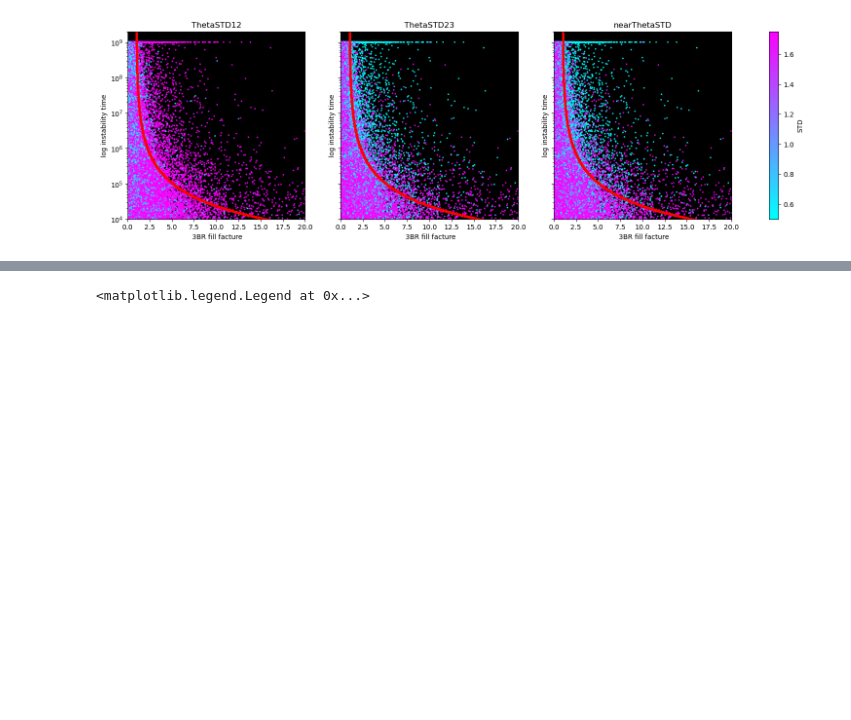
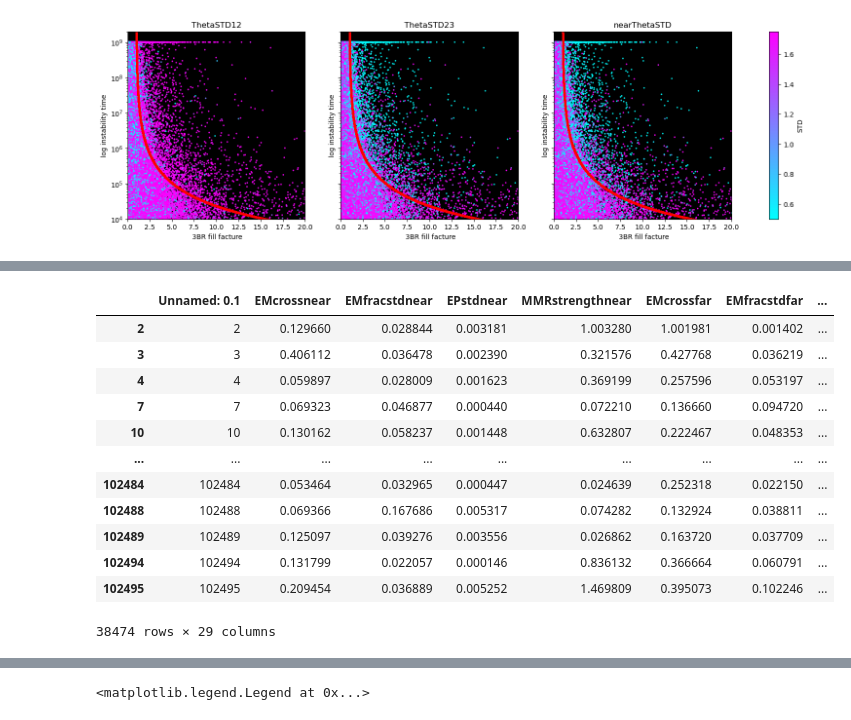
Before and after one commit to Ethadhani/spockUpdate, a Jupyter notebook: paper_plots/testing.ipynb, the cells around one changed output, grey strips where cells are left out. Drawn from its saved outputs; the diff is of its cells as text; code cells hidden in the pictures; blank space fills up the shorter version.

```diff
--- a/paper_plots/testing.ipynb
+++ b/paper_plots/testing.ipynb
@@ -275,0 +325,16 @@ histFar = data[(data['threeBRfillfac'] < 25) & (data['near'] == '[2, 3]')]
+# %%
+histNear
+# %% [output]
+|  | Unnamed: 0.1 | EMcrossnear | EMfracstdnear | EPstdnear | MMRstrengthnear | EMcrossfar | EMfracstdfar | ... |
+| 2 | 2 | 0.129660 | 0.028844 | 0.003181 | 1.003280 | 1.001981 | 0.001402 | ... |
+| 3 | 3 | 0.406112 | 0.036478 | 0.002390 | 0.321576 | 0.427768 | 0.036219 | ... |
+| 4 | 4 | 0.059897 | 0.028009 | 0.001623 | 0.369199 | 0.257596 | 0.053197 | ... |
+| 7 | 7 | 0.069323 | 0.046877 | 0.000440 | 0.072210 | 0.136660 | 0.094720 | ... |
+| 10 | 10 | 0.130162 | 0.058237 | 0.001448 | 0.632807 | 0.222467 | 0.048353 | ... |
+| ... | ... | ... | ... | ... | ... | ... | ... | ... |
+| 102484 | 102484 | 0.053464 | 0.032965 | 0.000447 | 0.024639 | 0.252318 | 0.022150 | ... |
+| 102488 | 102488 | 0.069366 | 0.167686 | 0.005317 | 0.074282 | 0.132924 | 0.038811 | ... |
+| 102489 | 102489 | 0.125097 | 0.039276 | 0.003556 | 0.026862 | 0.163720 | 0.037709 | ... |
+| 102494 | 102494 | 0.131799 | 0.022057 | 0.000146 | 0.836132 | 0.366664 | 0.060791 | ... |
+| 102495 | 102495 | 0.209454 | 0.036889 | 0.005252 | 1.469809 | 0.395073 | 0.102246 | ... |
+38474 rows × 29 columns
```
Also changed, not shown: parts of 5 cells of this notebook, 3 other files.
